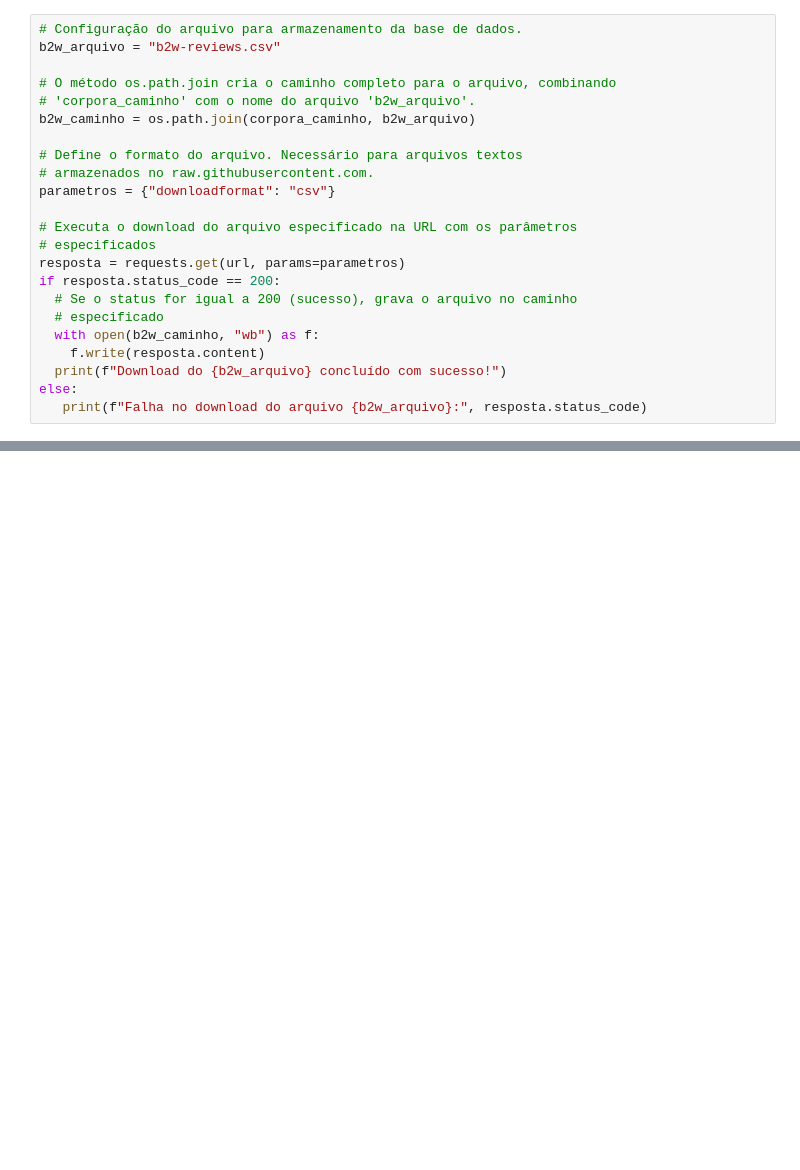
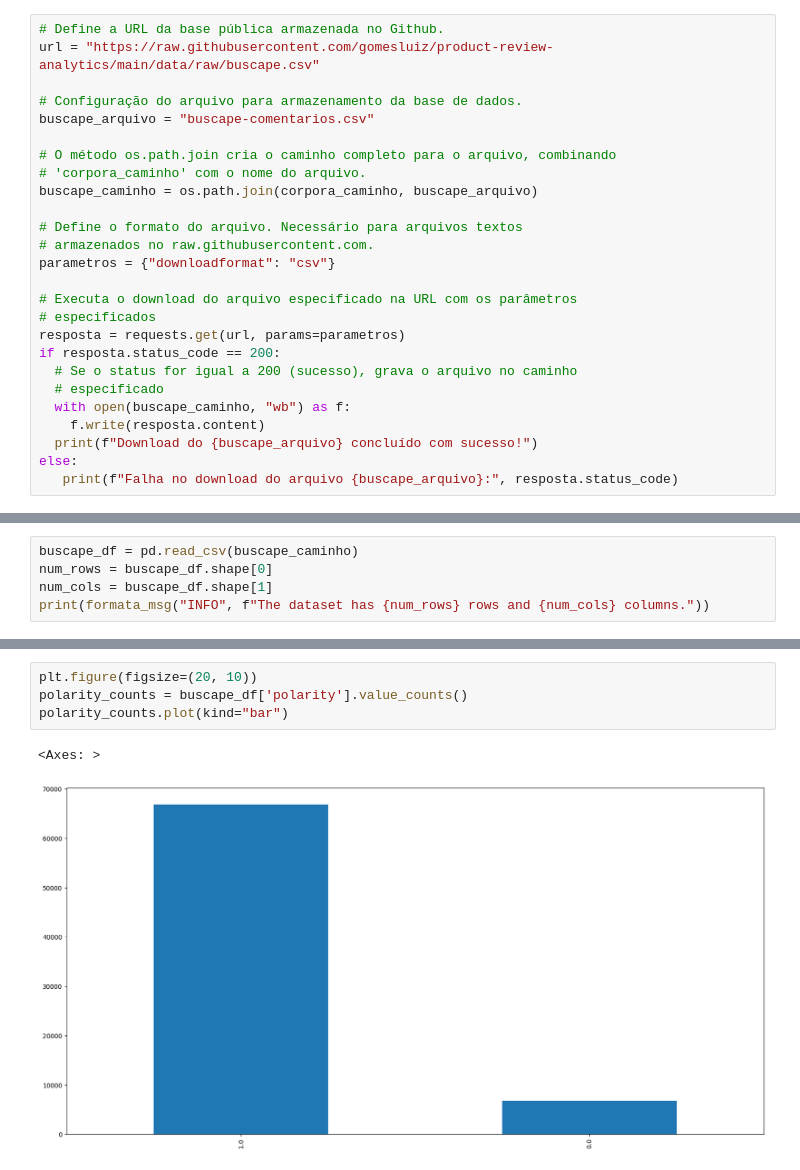
Before and after one commit to gomesluiz/nlp-for-fun, a Jupyter notebook: 01-aquisicao-dados-enriquecimento-de-dados.ipynb, the cells around one changed output, grey strips where cells are left out. Drawn from its saved outputs; the diff is of its cells as text; blank space fills up the shorter version.

Commit message:
Download da base de dados buscape.

```diff
--- a/01-aquisicao-dados-enriquecimento-de-dados.ipynb
+++ b/01-aquisicao-dados-enriquecimento-de-dados.ipynb
@@ -34,10 +82,13 @@ url = "https://raw.githubusercontent.com/americanas-tech/b2w-reviews01/main/B2W-
 # %%
+# Define a URL da base pública armazenada no Github.
+url = "https://raw.githubusercontent.com/gomesluiz/product-review-analytics/main/data/raw/buscape.csv"
+
 # Configuração do arquivo para armazenamento da base de dados.
-b2w_arquivo = "b2w-reviews.csv"
+buscape_arquivo = "buscape-comentarios.csv"
 
 # O método os.path.join cria o caminho completo para o arquivo, combinando
-# 'corpora_caminho' com o nome do arquivo 'b2w_arquivo'.
-b2w_caminho = os.path.join(corpora_caminho, b2w_arquivo)
+# 'corpora_caminho' com o nome do arquivo.
+buscape_caminho = os.path.join(corpora_caminho, buscape_arquivo)
 
 # Define o formato do arquivo. Necessário para arquivos textos
 # armazenados no raw.githubusercontent.com.
@@ -49,8 +100,8 @@ resposta = requests.get(url, params=parametros)
 if resposta.status_code == 200:
   # Se o status for igual a 200 (sucesso), grava o arquivo no caminho
   # especificado
-  with open(b2w_caminho, "wb") as f:
+  with open(buscape_caminho, "wb") as f:
     f.write(resposta.content)
-  print(f"Download do {b2w_arquivo} concluído com sucesso!")
+  print(f"Download do {buscape_arquivo} concluído com sucesso!")
 else:
-   print(f"Falha no download do arquivo {b2w_arquivo}:", resposta.status_code)
+   print(f"Falha no download do arquivo {buscape_arquivo}:", resposta.status_code)
@@ -142,0 +118,5 @@ files.upload()
+# %%
+buscape_df = pd.read_csv(buscape_caminho)
+num_rows = buscape_df.shape[0]
+num_cols = buscape_df.shape[1]
+print(formata_msg("INFO", f"The dataset has {num_rows} rows and {num_cols} columns."))
@@ -142,0 +143,7 @@ files.upload()
+# %%
+plt.figure(figsize=(20, 10))
+polarity_counts = buscape_df['polarity'].value_counts()
+polarity_counts.plot(kind="bar")
+# %% [output]
+<Axes: >
+[figure, added]
```
Also changed, not shown: parts of 30 cells of this notebook.
